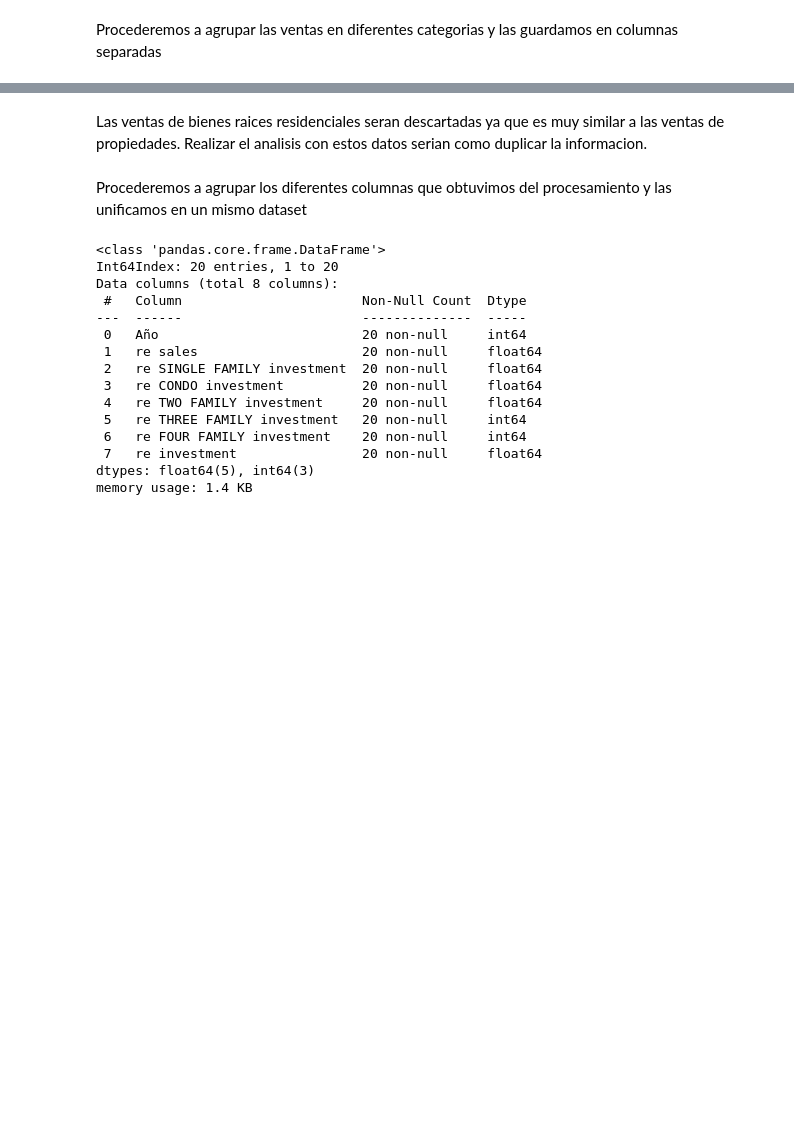
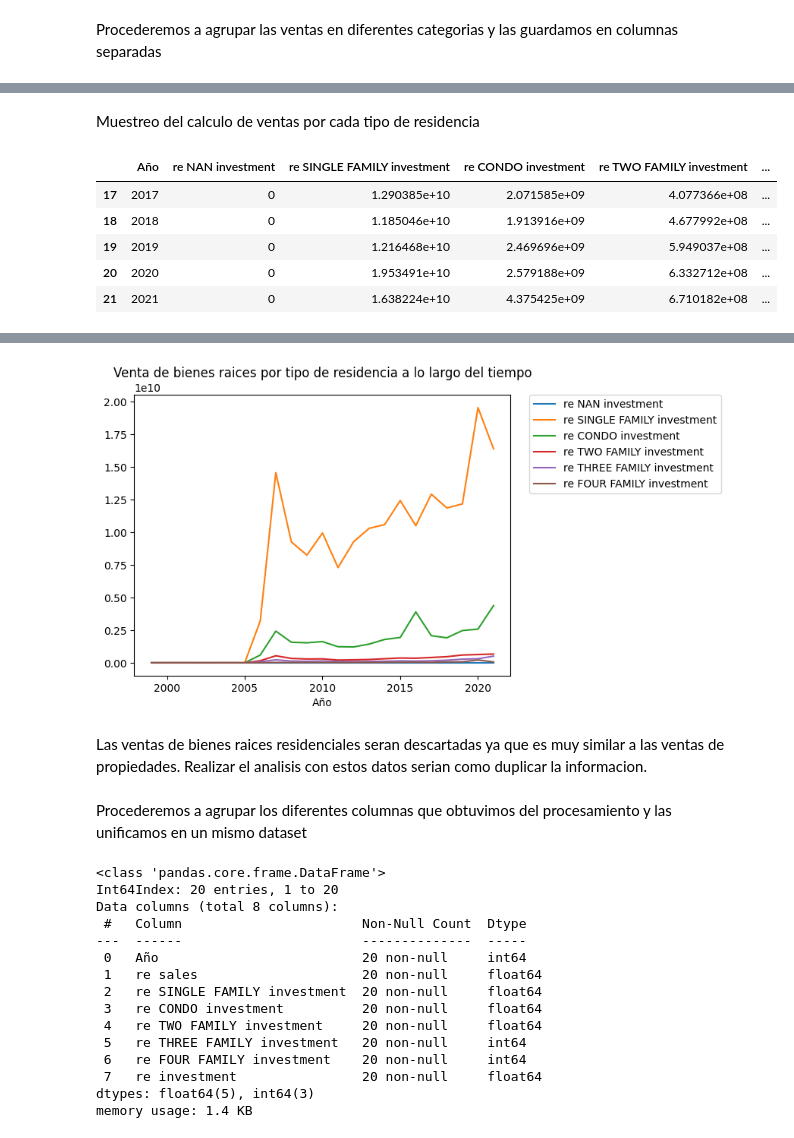
Before and after one commit to LimaBD/math3-unsam, a Jupyter notebook: PDP/impacto_de_la_computacion_en_las_industrias_convencionales.ipynb, the cells around one changed output, grey strips where cells are left out. Drawn from its saved outputs; the diff is of its cells as text; code cells hidden in the pictures; blank space fills up the shorter version.

```diff
--- a/PDP/impacto_de_la_computacion_en_las_industrias_convencionales.ipynb
+++ b/PDP/impacto_de_la_computacion_en_las_industrias_convencionales.ipynb
@@ -1141,0 +1170,19 @@ Dataset de ventas por tipo de residencia
+# %% [markdown]
+Muestreo del calculo de ventas por cada tipo de residencia
+# %%
+display(residential_types_annual.tail())
+display(residential_types_annual.describe())
+residential_types_annual.plot(
+    x=COLUMNA_FECHA,
+    y=residential_types_annual.columns[1:],
+    title='Venta de bienes raices por tipo de residencia a lo largo del tiempo',
+    )
+plt.legend(bbox_to_anchor=(1.05, 1), loc='upper left', borderaxespad=0.)
+plt.show()
+# %% [output]
+|  | Año | re NAN investment | re SINGLE FAMILY investment | re CONDO investment | re TWO FAMILY investment | ... |
+| 17 | 2017 | 0 | 1.290385e+10 | 2.071585e+09 | 4.077366e+08 | ... |
+| 18 | 2018 | 0 | 1.185046e+10 | 1.913916e+09 | 4.677992e+08 | ... |
+| 19 | 2019 | 0 | 1.216468e+10 | 2.469696e+09 | 5.949037e+08 | ... |
+| 20 | 2020 | 0 | 1.953491e+10 | 2.579188e+09 | 6.332712e+08 | ... |
+| 21 | 2021 | 0 | 1.638224e+10 | 4.375425e+09 | 6.710182e+08 | ... |
@@ -1142,3 +1198,4 @@ Dataset de ventas por tipo de residencia
+[figure, added]
 # %% [markdown]
 Las ventas de bienes raices residenciales seran descartadas ya que es muy similar a las ventas de propiedades. Realizar el analisis con estos datos serian como duplicar la informacion.
 # %% [markdown]
```
Also changed, not shown: parts of 72 cells of this notebook, 1 other file.
